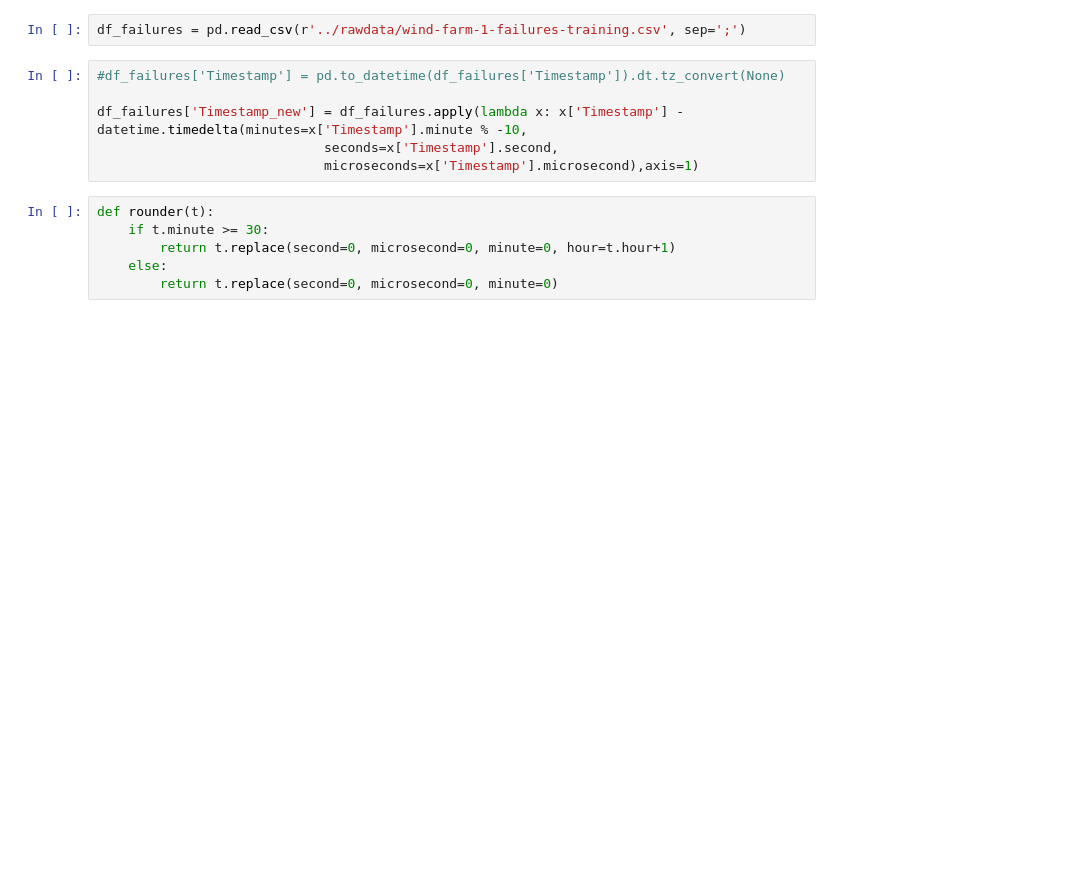
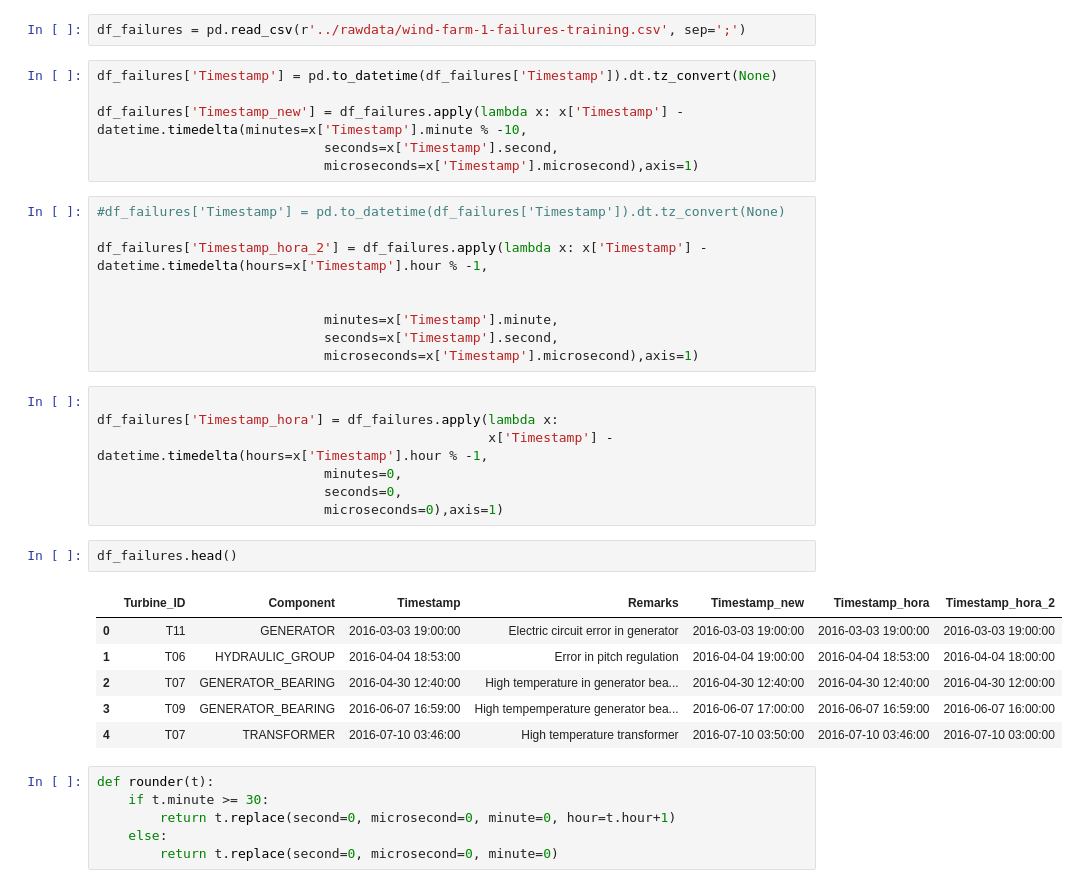
Before and after one commit to RicardoJPedro82/wmillfailprev, a Jupyter notebook: notebooks/Miguel_AnaliseExploratoria.ipynb, the cells around one changed output. Cells and saved outputs as stored; diff of their text form; blank space fills up the shorter version.

```diff
--- a/notebooks/Miguel_AnaliseExploratoria.ipynb
+++ b/notebooks/Miguel_AnaliseExploratoria.ipynb
@@ -21,11 +18,36 @@ columns_drop_signals = ['Prod_LatestAvg_ActPwrGen2', 'Prod_LatestAvg_ReactPwrGen
 # %%
 df_failures = pd.read_csv(r'../rawdata/wind-farm-1-failures-training.csv', sep=';')
 # %%
-#df_failures['Timestamp'] = pd.to_datetime(df_failures['Timestamp']).dt.tz_convert(None)
+df_failures['Timestamp'] = pd.to_datetime(df_failures['Timestamp']).dt.tz_convert(None)
 
 df_failures['Timestamp_new'] = df_failures.apply(lambda x: x['Timestamp'] - datetime.timedelta(minutes=x['Timestamp'].minute % -10,
                              seconds=x['Timestamp'].second,
                              microseconds=x['Timestamp'].microsecond),axis=1)
+# %%
+#df_failures['Timestamp'] = pd.to_datetime(df_failures['Timestamp']).dt.tz_convert(None)
+
+df_failures['Timestamp_hora_2'] = df_failures.apply(lambda x: x['Timestamp'] - datetime.timedelta(hours=x['Timestamp'].hour % -1,
+
+
+                             minutes=x['Timestamp'].minute,
+                             seconds=x['Timestamp'].second,
+                             microseconds=x['Timestamp'].microsecond),axis=1)
+# %%
+
+df_failures['Timestamp_hora'] = df_failures.apply(lambda x:
+                                                  x['Timestamp'] -  datetime.timedelta(hours=x['Timestamp'].hour % -1,
+                             minutes=0,
+                             seconds=0,
+                             microseconds=0),axis=1)
+# %%
+df_failures.head()
+# %% [output]
+|  | Turbine_ID | Component | Timestamp | Remarks | Timestamp_new | Timestamp_hora | Timestamp_hora_2 |
+| 0 | T11 | GENERATOR | 2016-03-03 19:00:00 | Electric circuit error in generator | 2016-03-03 19:00:00 | 2016-03-03 19:00:00 | 2016-03-03 19:00:00 |
+| 1 | T06 | HYDRAULIC_GROUP | 2016-04-04 18:53:00 | Error in pitch regulation | 2016-04-04 19:00:00 | 2016-04-04 18:53:00 | 2016-04-04 18:00:00 |
+| 2 | T07 | GENERATOR_BEARING | 2016-04-30 12:40:00 | High temperature in generator bea... | 2016-04-30 12:40:00 | 2016-04-30 12:40:00 | 2016-04-30 12:00:00 |
+| 3 | T09 | GENERATOR_BEARING | 2016-06-07 16:59:00 | High tempemperature generator bea... | 2016-06-07 17:00:00 | 2016-06-07 16:59:00 | 2016-06-07 16:00:00 |
+| 4 | T07 | TRANSFORMER | 2016-07-10 03:46:00 | High temperature transformer | 2016-07-10 03:50:00 | 2016-07-10 03:46:00 | 2016-07-10 03:00:00 |
 # %%
 def rounder(t):
     if t.minute >= 30:
```
Also changed, not shown: parts of 1 cell of this notebook, 2 other files.
